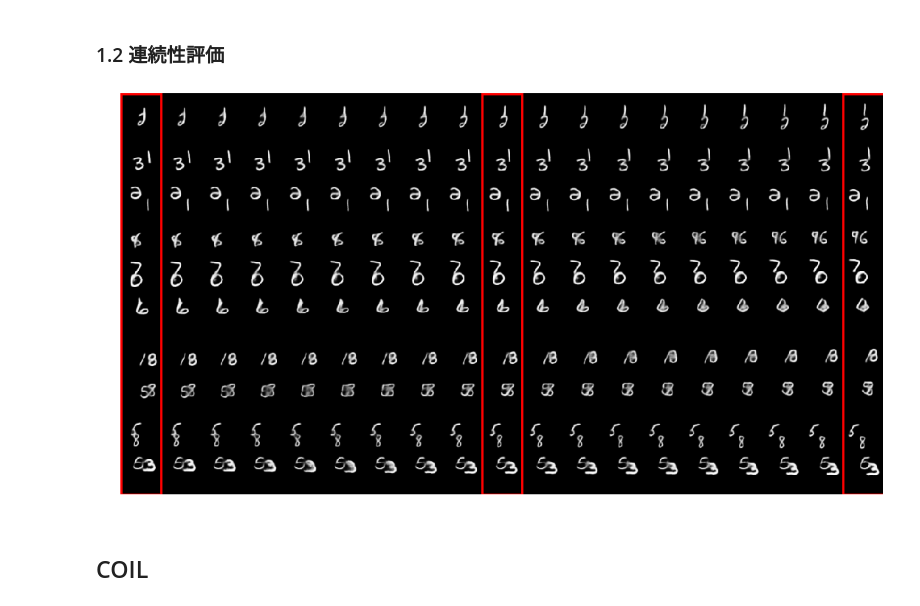
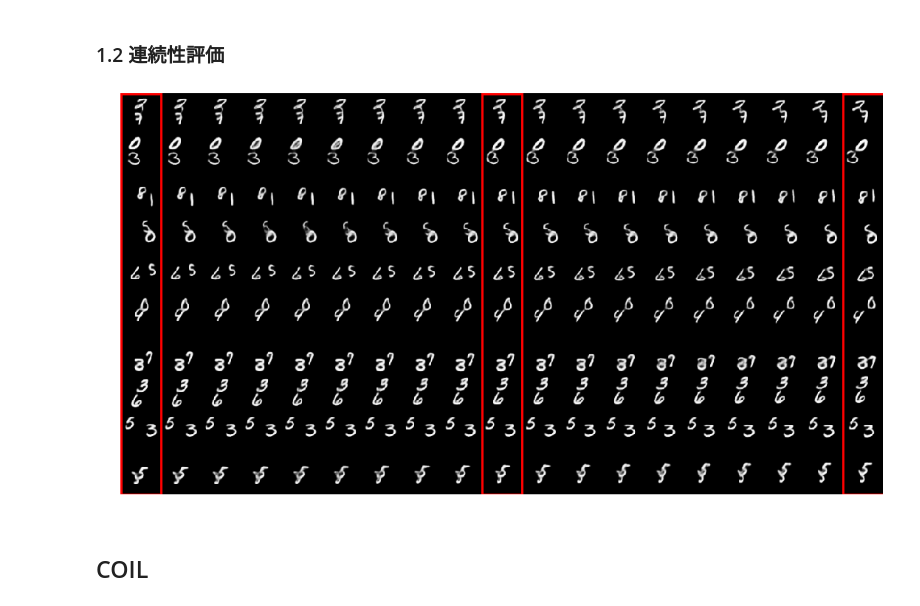
Before and after one commit to shimo8810/Spatio-Temporal-SR, a Jupyter notebook: Notebooks/SeqVAE_rec.ipynb, the cells around one changed output. Cells and saved outputs as stored; diff of their text form; code cells hidden in the pictures.

```diff
--- a/Notebooks/SeqVAE_rec.ipynb
+++ b/Notebooks/SeqVAE_rec.ipynb
@@ -139,7 +140,7 @@ ssim mean 0.8965819064189248
 num_if = 10
 seqs = []
 for i in tqdm(range(10)):
-    xs = train_data[i, [0, 1, 2],:]
+    xs = test_data[i, [0, 1, 2],:]
     with chainer.using_config('train', False), chainer.no_backprop_mode():
         zs = model.encode(xs)[0].array
         z_01 = zs[0] + np.kron(np.linspace(0, 1, num_if).astype(np.float32).reshape(num_if, 1, 1),
@@ -157,23 +158,23 @@ seqs = np.array(seqs)
 # %%
 seqs_u = np.clip(seqs*255, 0, 255).reshape(640, -1).astype(np.uint8)
 
 plt.figure(figsize=(20, 10))
 plt.grid(True)
 plt.xticks(np.arange(64, 64 * 19, 64))
 plt.yticks(np.arange(64, 64 * 10, 64))
 plt.imshow(seqs_u, cmap='gray')
-
+plt.imsave('./images/sequence_seqvae_mmnist_noframe.png', seqs_u, cmap='gray')
 plt.axis('off')
 rect = patches.Rectangle(xy=(0,0), width=64, height=640, fill=False, ec="red", linewidth="3.0")
 ax = plt.gca().add_patch(rect)
 rect = patches.Rectangle(xy=(64*9,0), width=64, height=640, fill=False, ec="red", linewidth="3.0")
 ax = plt.gca().add_patch(rect)
 rect = patches.Rectangle(xy=(64*18,0), width=64, height=640, fill=False, ec="red", linewidth="3.0")
 ax = plt.gca().add_patch(rect)
 plt.savefig('./images/sequence_seqvae_mmnist.png')
 plt.show()
 # %% [output]
-[figure, old version]
+[figure, new version]
 # %% [markdown]
 ## COIL
 # %%
```
Also changed, not shown: parts of 2 cells of this notebook, 7 other files.
